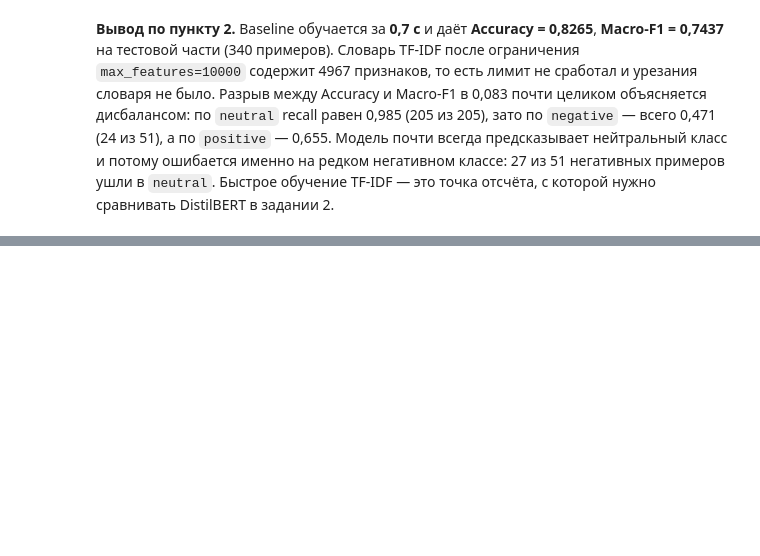
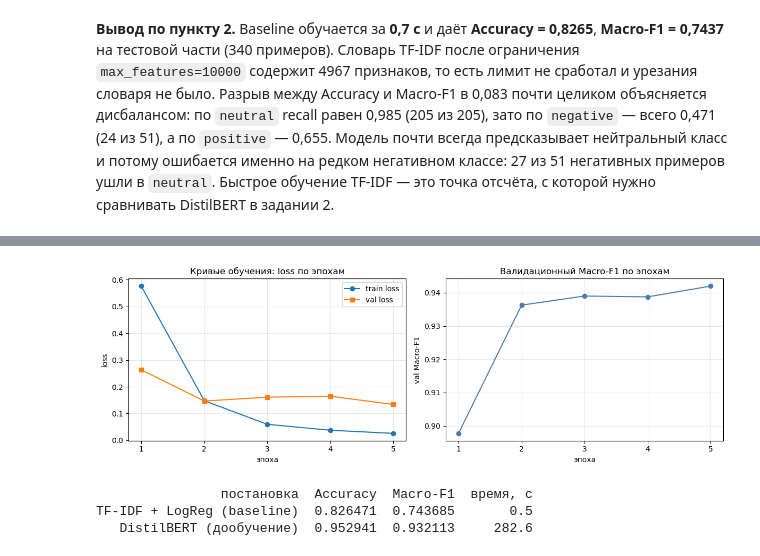
Before and after one commit to lxvevery1/LSTU_MAG, a Jupyter notebook: 6_1/SEDIH/lr1/lr1_variant16_task1.ipynb, the cells around one changed output, grey strips where cells are left out. Saved outputs shown, nothing was run; the diff lists cells and outputs as text; code cells hidden in the pictures; blank space fills up the shorter version.

```diff
--- a/6_1/SEDIH/lr1/lr1_variant16_task1.ipynb
+++ b/6_1/SEDIH/lr1/lr1_variant16_task1.ipynb
@@ -202,0 +271,7 @@ DistilBERT в задании 2.
+# %%
+t0 = time.time()
+trainer.train()
+TRAIN_TIME = time.time() - t0
+print(f"время обучения: {TRAIN_TIME:.1f} с")
+test_metrics = trainer.evaluate(test_enc, metric_key_prefix="test")
+print("test:", test_metrics)
@@ -202,0 +292,49 @@ DistilBERT в задании 2.
+# %%
+# кривые обучения: train loss / val loss / val Macro-F1 по эпохам
+hist = trainer.state.log_history
+train_pts = [(h["epoch"], h["loss"]) for h in hist if "loss" in h]
+val_loss_pts = [(h["epoch"], h["eval_loss"]) for h in hist if "eval_loss" in h]
+val_f1_pts = [(h["epoch"], h["eval_f1_macro"]) for h in hist if "eval_f1_macro" in h]
+
+fig, ax = plt.subplots(1, 2, figsize=(12, 4))
+
+ax[0].plot([e for e, _ in train_pts], [v for _, v in train_pts], "o-", label="train loss")
+ax[0].plot([e for e, _ in val_loss_pts], [v for _, v in val_loss_pts], "s-", label="val loss")
+ax[0].set_title("Кривые обучения: loss по эпохам")
+ax[0].set_xlabel("эпоха")
+ax[0].set_ylabel("loss")
+ax[0].set_xticks(range(1, EPOCHS + 1))
+ax[0].legend()
+ax[0].grid(alpha=0.3)
+
+ax[1].plot([e for e, _ in val_f1_pts], [v for _, v in val_f1_pts], "o-", color="#4f7cac")
+ax[1].set_title("Валидационный Macro-F1 по эпохам")
+ax[1].set_xlabel("эпоха")
+ax[1].set_ylabel("val Macro-F1")
+ax[1].set_xticks(range(1, EPOCHS + 1))
+ax[1].grid(alpha=0.3)
+
+plt.tight_layout()
+plt.savefig("learning_curves.png", dpi=120)
+plt.show()
+# %% [output]
+[figure, added]
+# %%
+# сводная таблица: baseline против DistilBERT
+import pandas as pd
+
+results = pd.DataFrame([
+    {"постановка": "TF-IDF + LogReg (baseline)",
+     "Accuracy": BASELINE["accuracy"],
+     "Macro-F1": BASELINE["f1_macro"],
+     "время, с": round(BASELINE["time_s"], 1)},
+    {"постановка": "DistilBERT (дообучение)",
+     "Accuracy": test_metrics["test_accuracy"],
+     "Macro-F1": test_metrics["test_f1_macro"],
+     "время, с": round(TRAIN_TIME, 1)},
+])
+print(results.to_string(index=False))
+# %% [output]
+                постановка  Accuracy  Macro-F1  время, с
+TF-IDF + LogReg (baseline)  0.826471  0.743685       0.5
+   DistilBERT (дообучение)  0.952941  0.932113     282.6
```
Also changed, not shown: parts of 17 cells of this notebook, 1 other file.
